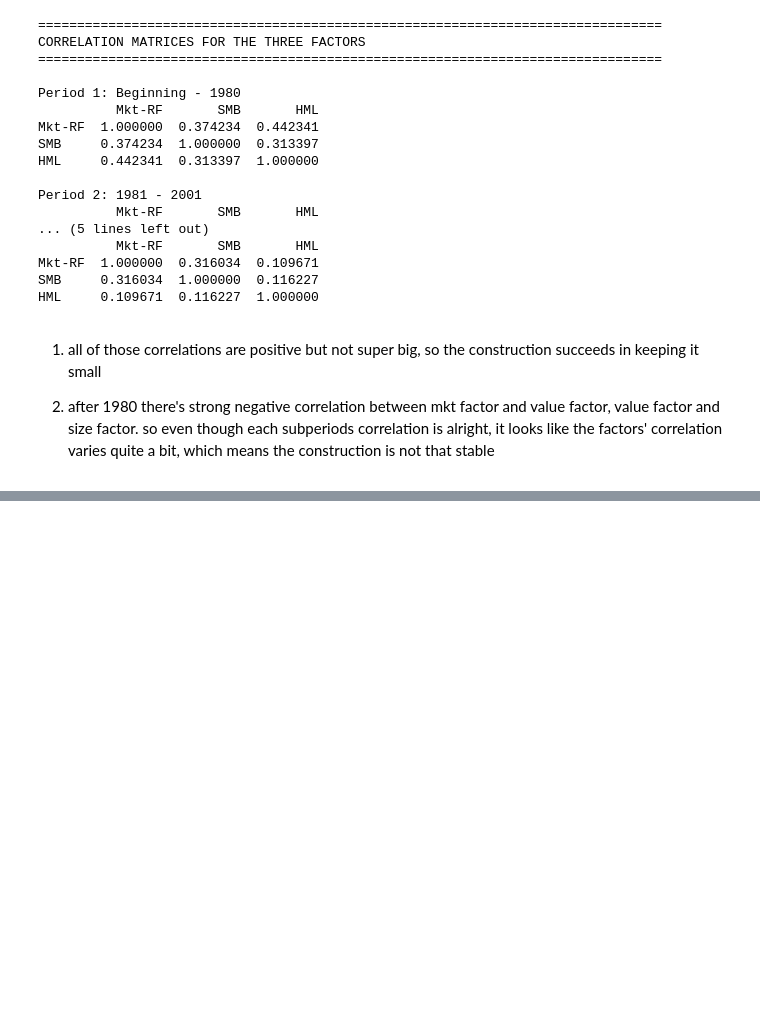
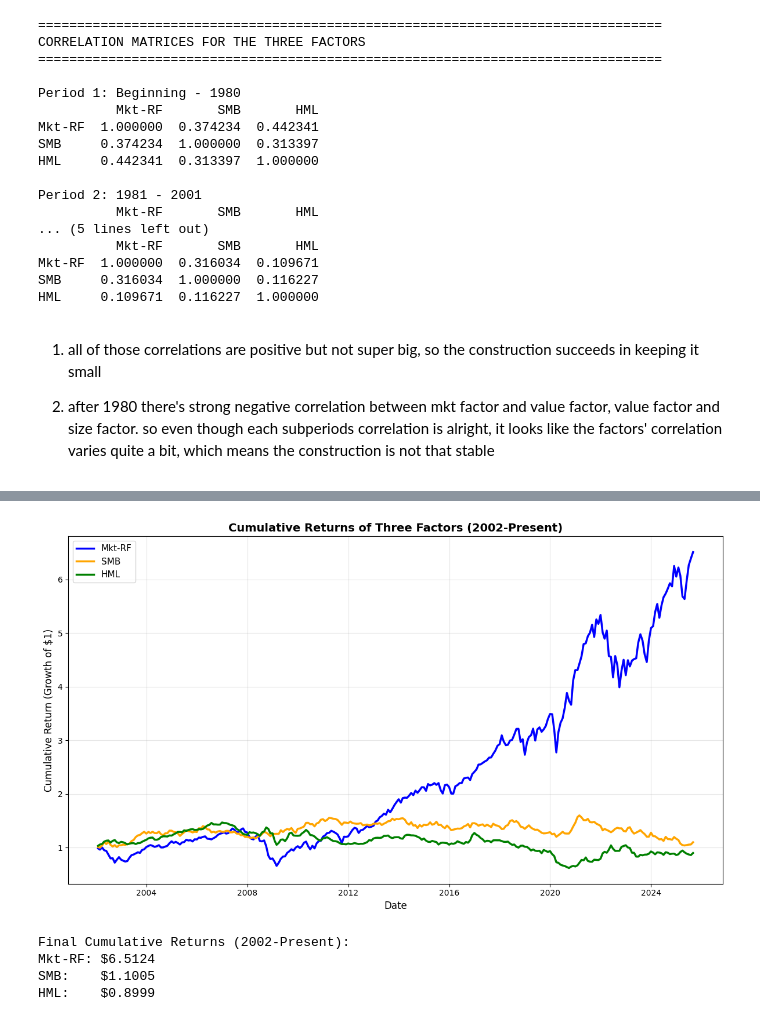
Before and after one commit to amywangyx1022/portfolio_hw_group_b, a Jupyter notebook: dfa/hw_answers.ipynb, the cells around one changed output, grey strips where cells are left out. Drawn from its saved outputs; the diff is of its cells as text; code cells hidden in the pictures; blank space fills up the shorter version.

```diff
--- a/dfa/hw_answers.ipynb
+++ b/dfa/hw_answers.ipynb
@@ -199,0 +313,38 @@ so even though each subperiods correlation is alright, it looks like the factors
+# %%
+# Calculate cumulative returns for period 3 (2002-Present)
+# Reset index to ensure clean data
+period3_clean = period3.copy().reset_index(drop=True)
+
+# Calculate cumulative returns (starting from 1)
+cum_returns_p3 = pd.DataFrame()
+cum_returns_p3[date_col] = period3_clean[date_col].values
+
+# Returns are in decimal format, calculate cumulative product
+for factor in [mkt_col, smb_col, hml_col]:
+    cum_returns_p3[factor] = (1 + period3_clean[factor]).cumprod()
+
+# Plot cumulative returns for 2002-Present
+plt.figure(figsize=(12, 7))
+plt.plot(cum_returns_p3[date_col], cum_returns_p3[mkt_col], label='Mkt-RF', linewidth=2.5, color='blue')
+plt.plot(cum_returns_p3[date_col], cum_returns_p3[smb_col], label='SMB', linewidth=2.5, color='orange')
+plt.plot(cum_returns_p3[date_col], cum_returns_p3[hml_col], label='HML', linewidth=2.5, color='green')
+
+plt.title('Cumulative Returns of Three Factors (2002-Present)', fontsize=14, fontweight='bold')
+plt.xlabel('Date', fontsize=12)
+plt.ylabel('Cumulative Return (Growth of $1)', fontsize=12)
+plt.legend(fontsize=11, loc='best')
+plt.grid(True, alpha=0.3)
+plt.tight_layout()
+plt.show()
+
+# Print final cumulative returns
+print("\nFinal Cumulative Returns (2002-Present):")
+print(f"Mkt-RF: ${cum_returns_p3[mkt_col].iloc[-1]:.4f}")
+print(f"SMB:    ${cum_returns_p3[smb_col].iloc[-1]:.4f}")
+print(f"HML:    ${cum_returns_p3[hml_col].iloc[-1]:.4f}")
+# %% [output]
+[figure, added]
+Final Cumulative Returns (2002-Present):
+Mkt-RF: $6.5124
+SMB:    $1.1005
+HML:    $0.8999
```
Also changed, not shown: parts of 6 cells of this notebook, 1 other file.
